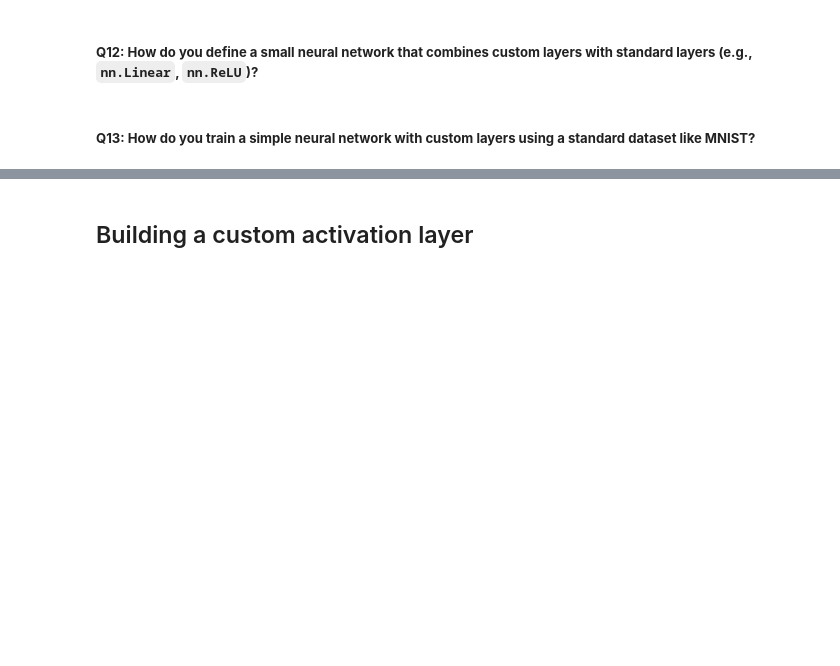
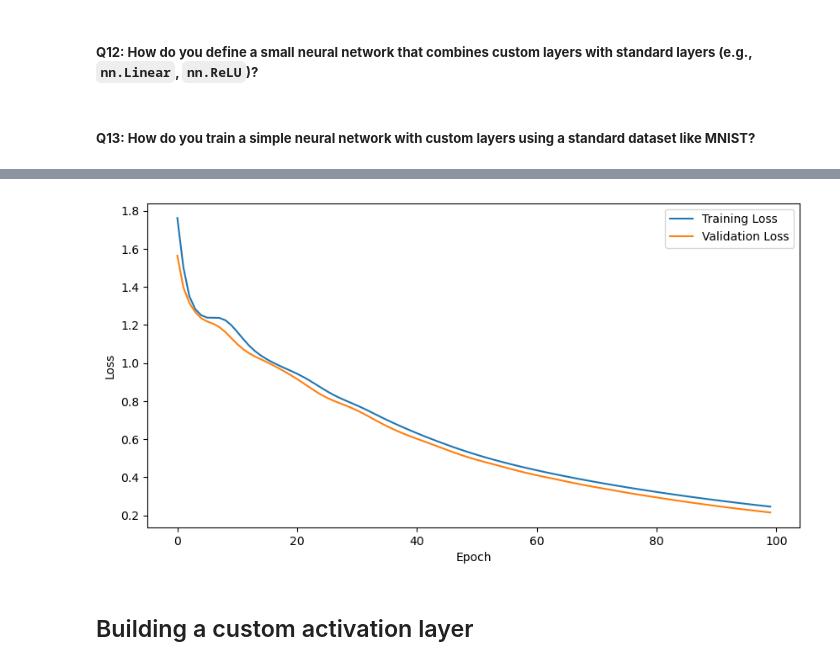
Before and after one commit to fellmir/pyTorchBasis, a Jupyter notebook: 02-advanced-projects/20_custom_layers.ipynb, the cells around one changed output, grey strips where cells are left out. Saved outputs shown, nothing was run; the diff lists cells and outputs as text; code cells hidden in the pictures; blank space fills up the shorter version.

```diff
--- a/02-advanced-projects/20_custom_layers.ipynb
+++ b/02-advanced-projects/20_custom_layers.ipynb
@@ -265,4 +314,13 @@ During backpropagation, the regularization term contributes to the gradient upda
 # %% [markdown]
 ##### **Q8: How do you implement a parameterized custom layer that applies a learned linear transformation to input data?**
+# %%
+class CustomLinearLayer(nn.Module):
+    def __init__(self, input_size, output_size):
+        super(CustomLinearLayer, self).__init__()
+        self.weight = nn.Parameter(torch.randn(input_size, output_size))
+        self.bias = nn.Parameter(torch.randn(output_size))
+
+    def forward(self, x):
+        return x @ self.weight + self.bias
 # %% [markdown]
 ##### **Q9: How do you initialize custom layer parameters (e.g., using Xavier or Kaiming initialization) in PyTorch?**
@@ -278,0 +396,26 @@ During backpropagation, the regularization term contributes to the gradient upda
+# %%
+num_epochs = 100
+train_losses = []
+val_losses = []
+
+for epoch in range(num_epochs):
+    # Training phase:
+    model.train()
+    optimizer.zero_grad()
+    outputs = model(X_train)
+    loss = criterion(outputs, y_train)
+    loss.backward()
+    optimizer.step()
+    train_losses.append(loss.item())
+
+    # Validation phase:
+    model.eval()
+    with torch.no_grad():
+        val_outputs = model(X_val)
+        val_loss = criterion(val_outputs, y_val)
+        val_losses.append(val_loss.item())
+
+    if (epoch + 1) % 10 == 0:
+        print(f"Epoch [{epoch+1}/{num_epochs}], "
+              f"Training Loss: {loss.item():.4f}, "
+              f"Validation Loss: {val_loss.item():.4f}")
@@ -279,3 +433,13 @@ During backpropagation, the regularization term contributes to the gradient upda
+# %%
+plt.figure(figsize=(10, 5))
+plt.plot(train_losses, label='Training Loss')
+plt.plot(val_losses, label='Validation Loss')
+plt.xlabel('Epoch')
+plt.ylabel('Loss')
+plt.legend()
+plt.show()
+# %% [output]
+[figure, added]
 # %% [markdown]
 ## Building a custom activation layer
 # %% [markdown]
```
Also changed, not shown: parts of 53 cells of this notebook.
